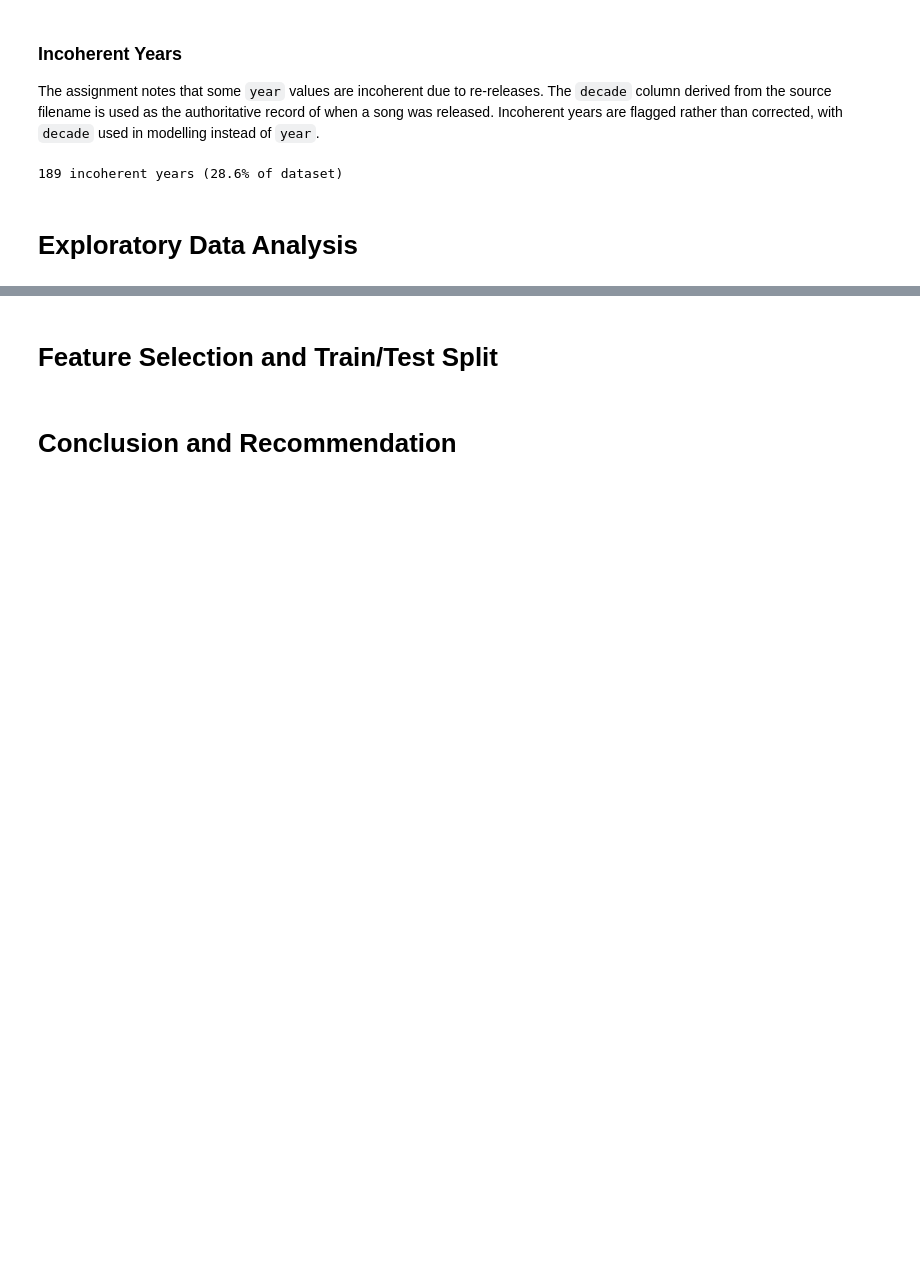
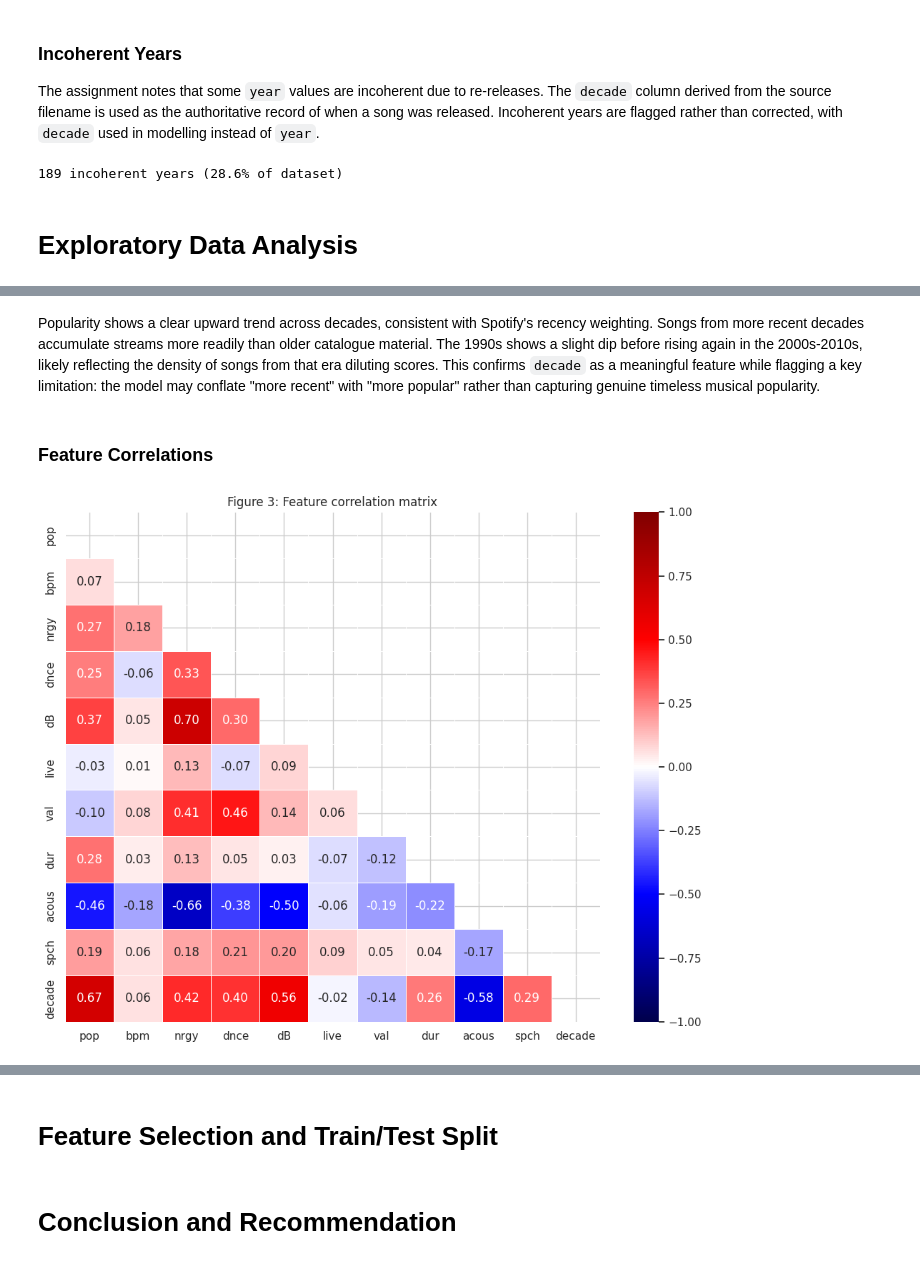
Before and after one commit to r-leeper/scu_spotify_past_decades, a Jupyter notebook: submission_draft.ipynb, the cells around one changed output, grey strips where cells are left out. Cells and saved outputs as stored; diff of their text form; code cells hidden in the pictures; blank space fills up the shorter version.

```diff
--- a/submission_draft.ipynb
+++ b/submission_draft.ipynb
@@ -89,0 +181,30 @@ print(f"{combined_df['incoherent_year'].sum()} incoherent years ({(combined_df['
+# %% [markdown]
+Popularity shows a clear upward trend across decades, consistent with Spotify's recency weighting. Songs from more recent decades accumulate streams more readily than older catalogue material. The 1990s shows a slight dip before rising again in the 2000s-2010s, likely reflecting the density of songs from that era diluting scores. This confirms `decade` as a meaningful feature while flagging a key limitation: the model may conflate "more recent" with "more popular" rather than capturing genuine timeless musical popularity.
+# %% [markdown]
+### Feature Correlations
+# %%
+### Correlation heatmap ###
+
+numeric_cols = ["pop", "bpm", "nrgy", "dnce", "dB", "live",
+                "val", "dur", "acous", "spch", "decade"]
+
+# Make correlation matrix
+corr_matrix = combined_df[numeric_cols].corr()
+
+fig, ax = plt.subplots(figsize=FIGSIZE_SINGLE)
+mask = np.triu(np.ones_like(corr_matrix, dtype=bool))  # hide upper triangle
+
+# Plot heatmap
+sns.heatmap(
+    corr_matrix, mask=mask,
+    annot=True, fmt=".2f",
+    cmap="seismic", center=0,
+    vmin=-1, vmax=1,
+    linewidths=0.5,
+    ax=ax
+)
+ax.set_title("Figure 3: Feature correlation matrix")
+plt.tight_layout()
+plt.show()
+# %% [output]
+[figure, added]
```
Also changed, not shown: parts of 13 cells of this notebook.
